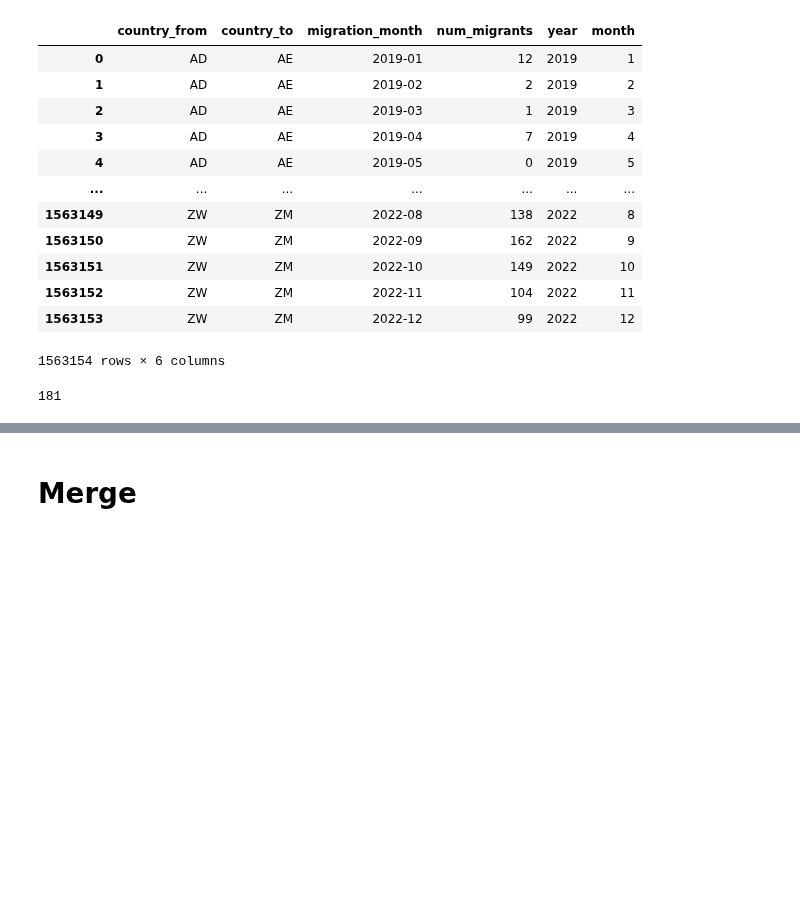
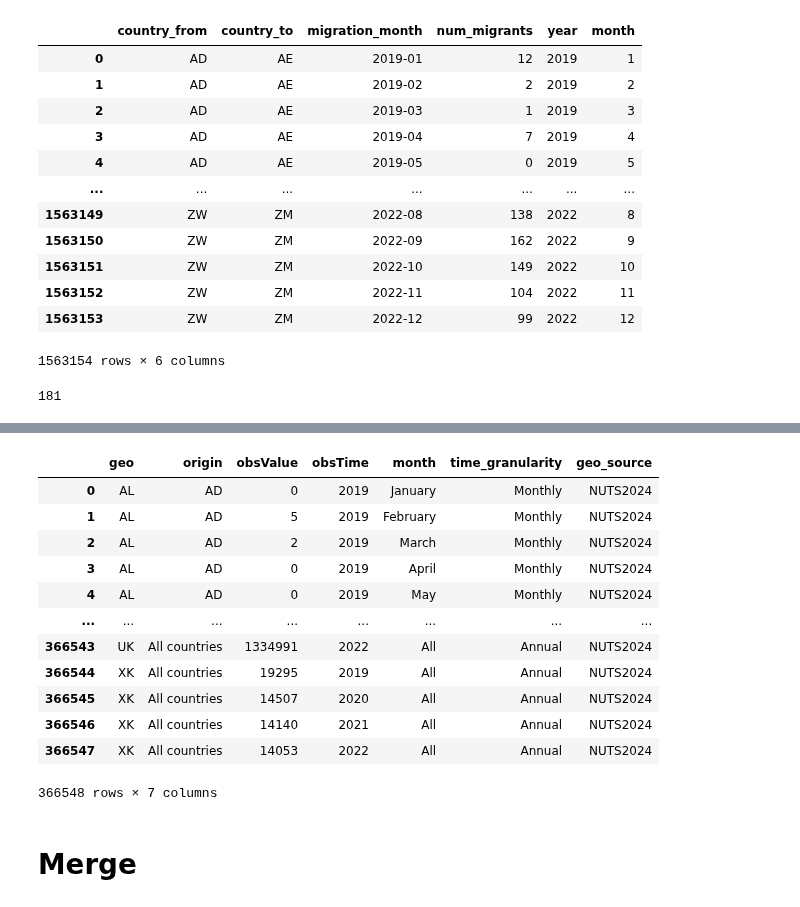
Before and after one commit to OxfordDemSci/Mapineq, a Jupyter notebook: src/data-wrangling/Migration/Meta_international_migration.ipynb, the cells around one changed output, grey strips where cells are left out. Drawn from its saved outputs; the diff is of its cells as text; code cells hidden in the pictures; blank space fills up the shorter version.

```diff
--- a/src/data-wrangling/Migration/Meta_international_migration.ipynb
+++ b/src/data-wrangling/Migration/Meta_international_migration.ipynb
@@ -315,3 +305,19 @@ final
+# %%
+merged_inflow_df
+# %% [output]
+|  | geo | origin | obsValue | obsTime | month | time_granularity | geo_source |
+| 0 | AL | AD | 0 | 2019 | January | Monthly | NUTS2024 |
+| 1 | AL | AD | 5 | 2019 | February | Monthly | NUTS2024 |
+| 2 | AL | AD | 2 | 2019 | March | Monthly | NUTS2024 |
+| 3 | AL | AD | 0 | 2019 | April | Monthly | NUTS2024 |
+| 4 | AL | AD | 0 | 2019 | May | Monthly | NUTS2024 |
+| ... | ... | ... | ... | ... | ... | ... | ... |
+| 366543 | UK | All countries | 1334991 | 2022 | All | Annual | NUTS2024 |
+| 366544 | XK | All countries | 19295 | 2019 | All | Annual | NUTS2024 |
+| 366545 | XK | All countries | 14507 | 2020 | All | Annual | NUTS2024 |
+| 366546 | XK | All countries | 14140 | 2021 | All | Annual | NUTS2024 |
+| 366547 | XK | All countries | 14053 | 2022 | All | Annual | NUTS2024 |
+366548 rows × 7 columns
 # %% [markdown]
 # Merge
 # %%
```
Also changed, not shown: parts of 34 cells of this notebook, 5 other files.
